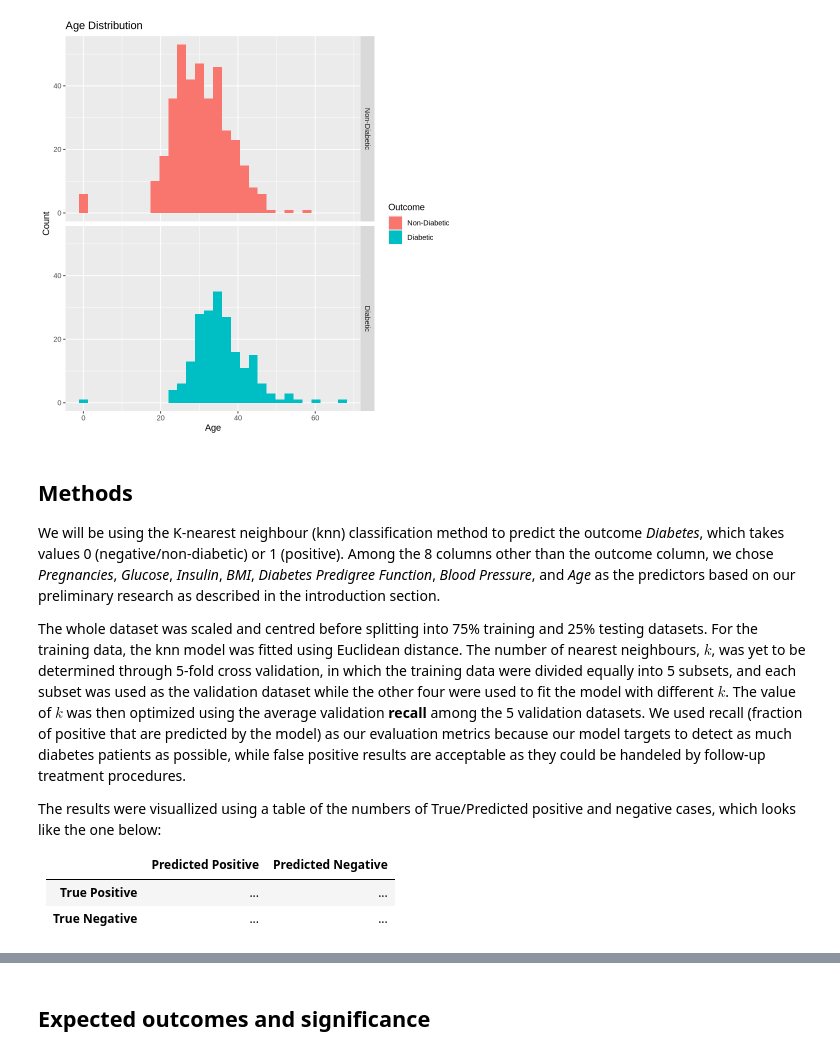
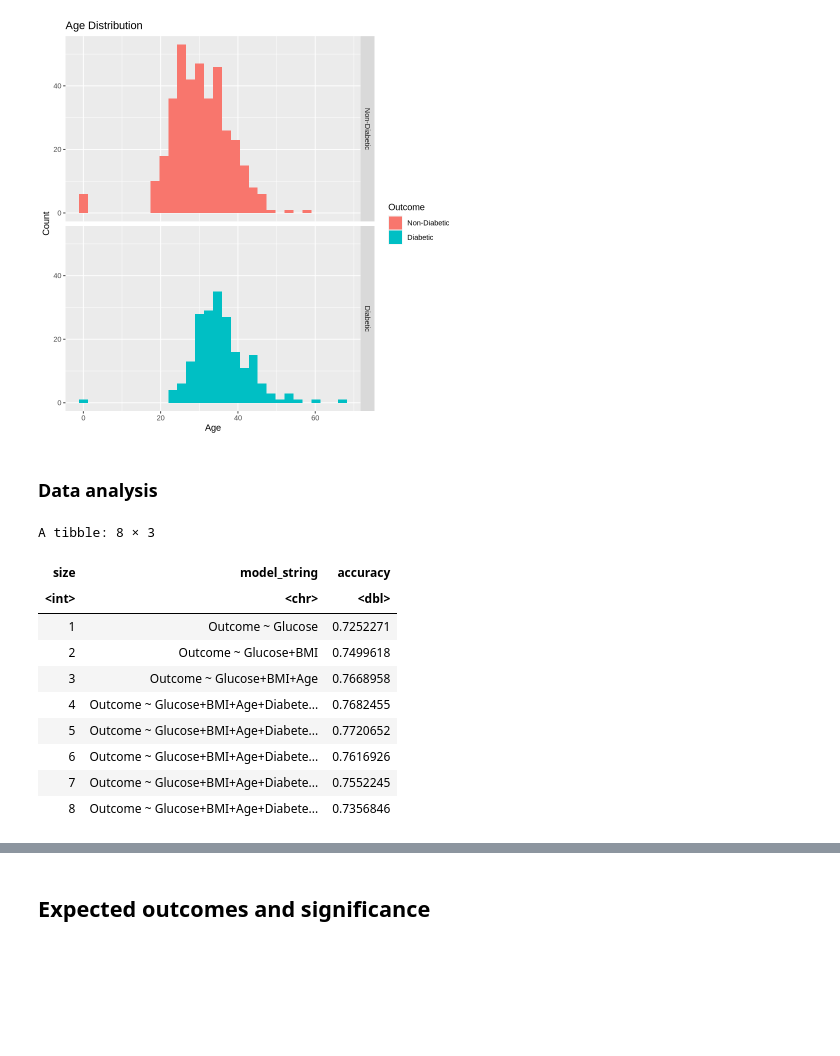
Before and after one commit to ktran003/dsci_100_project, a Jupyter notebook: project_report.ipynb, the cells around one changed output, grey strips where cells are left out. Drawn from its saved outputs; the diff is of its cells as text; code cells hidden in the pictures; blank space fills up the shorter version.

```diff
--- a/project_report.ipynb
+++ b/project_report.ipynb
@@ -164,16 +179,5 @@ age_distribution
 `stat_bin()` using `bins = 30`. Pick better value with `binwidth`.
 [figure]
 [figure]
-# %% [markdown]
-## Methods
-
-We will be using the K-nearest neighbour (knn) classification method to predict the outcome *Diabetes*, which takes values 0 (negative/non-diabetic) or 1 (positive). Among the 8 columns other than the outcome column, we chose *Pregnancies*, *Glucose*, *Insulin*, *BMI*, *Diabetes Predigree Function*, *Blood Pressure*, and *Age* as the predictors based on our preliminary research as described in the introduction section.
-
-The whole dataset was scaled and centred before splitting into 75\% training and 25\% testing datasets. For the training data, the knn model was fitted using Euclidean distance. The number of nearest neighbours, $k$, was yet to be determined through 5-fold cross validation, in which the training data were divided equally into 5 subsets, and each subset was used as the validation dataset while the other four were used to fit the model with different $k$. The value of $k$ was then optimized using the average validation **recall** among the 5 validation datasets. We used recall (fraction of positive that are predicted by the model) as our evaluation metrics because our model targets to detect as much diabetes patients as possible, while false positive results are acceptable as they could be handeled by follow-up treatment procedures.
-
-The results were visuallized using a table of the numbers of True/Predicted positive and negative cases, which looks like the one below:
-
-|  | Predicted Positive | Predicted Negative |
-| --- | --- | --- |
-| **True Positive** | ... | ... |
-| **True Negative** | ... | ... |
+# %% [markdown]
+### Data analysis
@@ -179,0 +249,14 @@ The results were visuallized using a table of the numbers of True/Predicted posi
+# %%
+accuracies
+# %% [output]
+A tibble: 8 × 3
+| size | model_string | accuracy |
+| <int> | <chr> | <dbl> |
+| 1 | Outcome ~ Glucose | 0.7252271 |
+| 2 | Outcome ~ Glucose+BMI | 0.7499618 |
+| 3 | Outcome ~ Glucose+BMI+Age | 0.7668958 |
+| 4 | Outcome ~ Glucose+BMI+Age+Diabete... | 0.7682455 |
+| 5 | Outcome ~ Glucose+BMI+Age+Diabete... | 0.7720652 |
+| 6 | Outcome ~ Glucose+BMI+Age+Diabete... | 0.7616926 |
+| 7 | Outcome ~ Glucose+BMI+Age+Diabete... | 0.7552245 |
+| 8 | Outcome ~ Glucose+BMI+Age+Diabete... | 0.7356846 |
```
Also changed, not shown: parts of 17 cells of this notebook.
